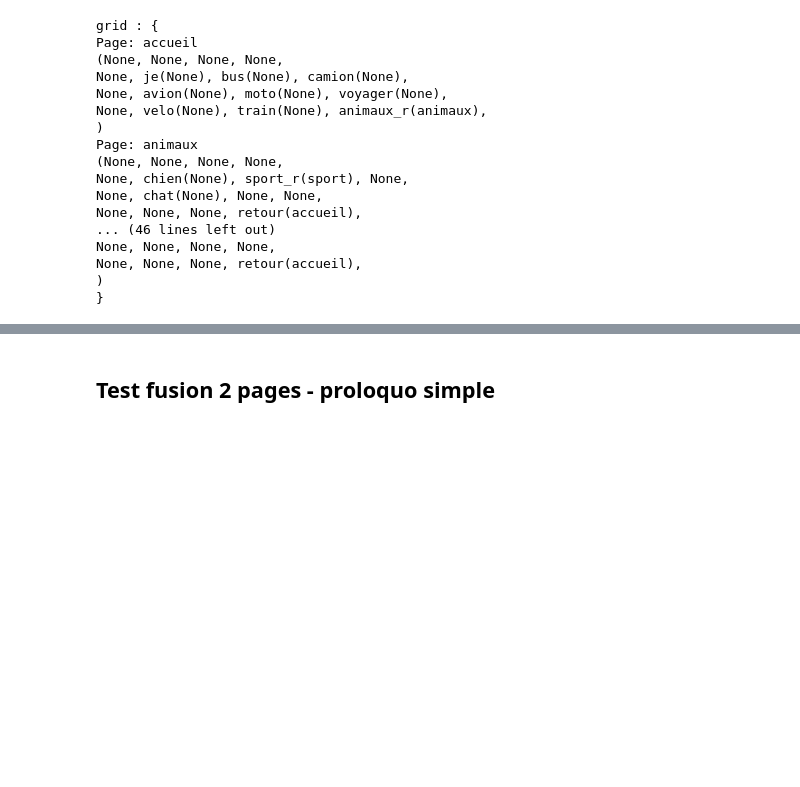
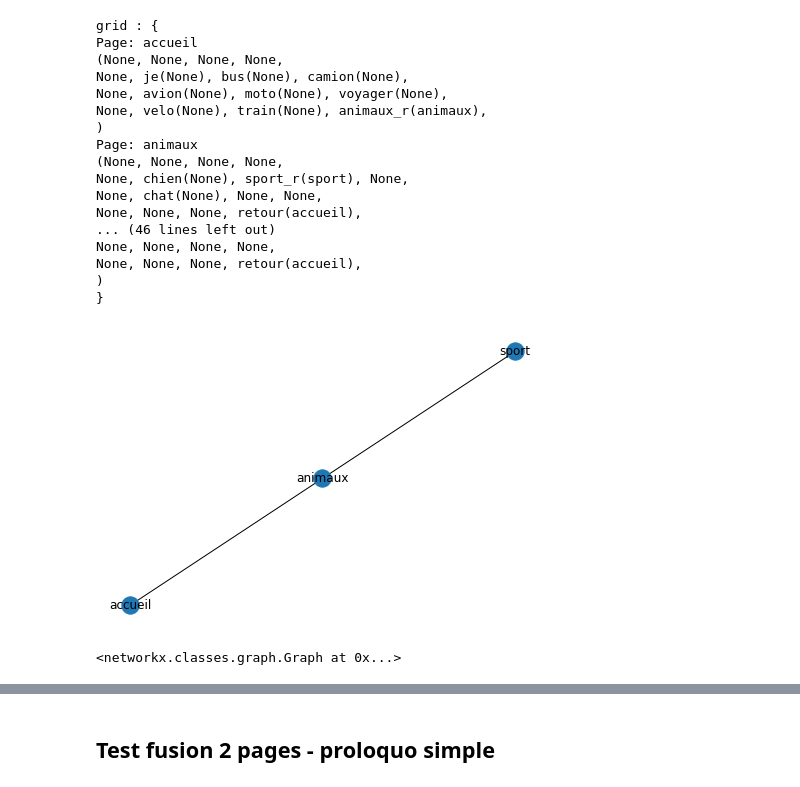
Before and after one commit to CarlosVargasF/grid_generation, a Jupyter notebook: gen_init.ipynb, the cells around one changed output, grey strips where cells are left out. Drawn from its saved outputs; the diff is of its cells as text; code cells hidden in the pictures; blank space fills up the shorter version.

```diff
--- a/gen_init.ipynb
+++ b/gen_init.ipynb
@@ -781,3 +867,8 @@ None, None, None, None,
 None, None, None, retour(accueil),
 )
 }
+# %%
+grid1.to_graph()
+# %% [output]
+[figure, added]
+<networkx.classes.graph.Graph at 0x...>
```
Also changed, not shown: parts of 15 cells of this notebook, 2 other files.
